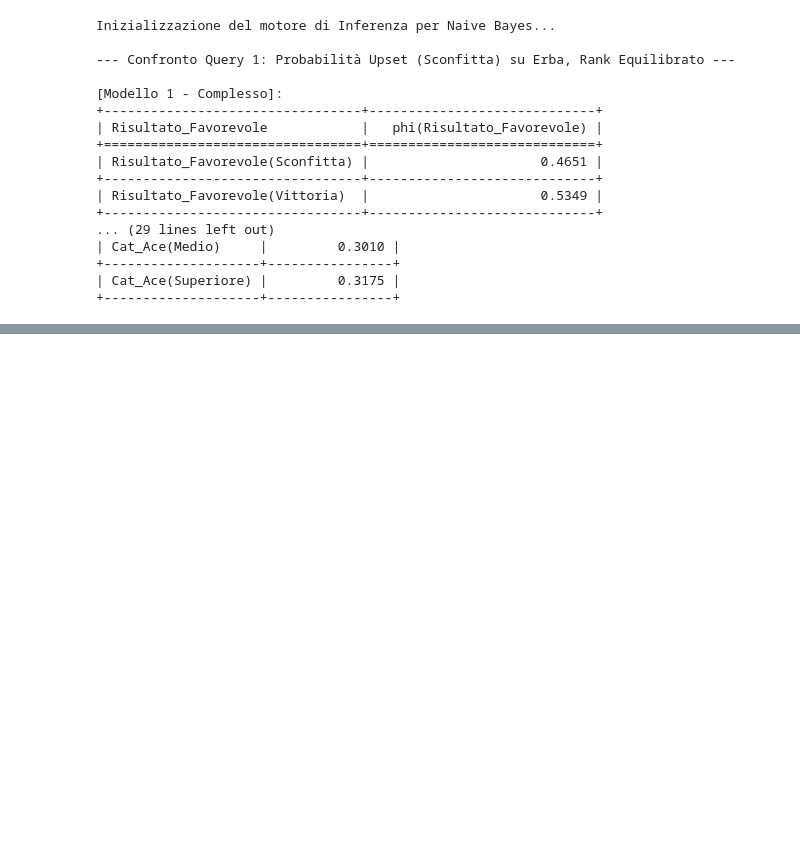
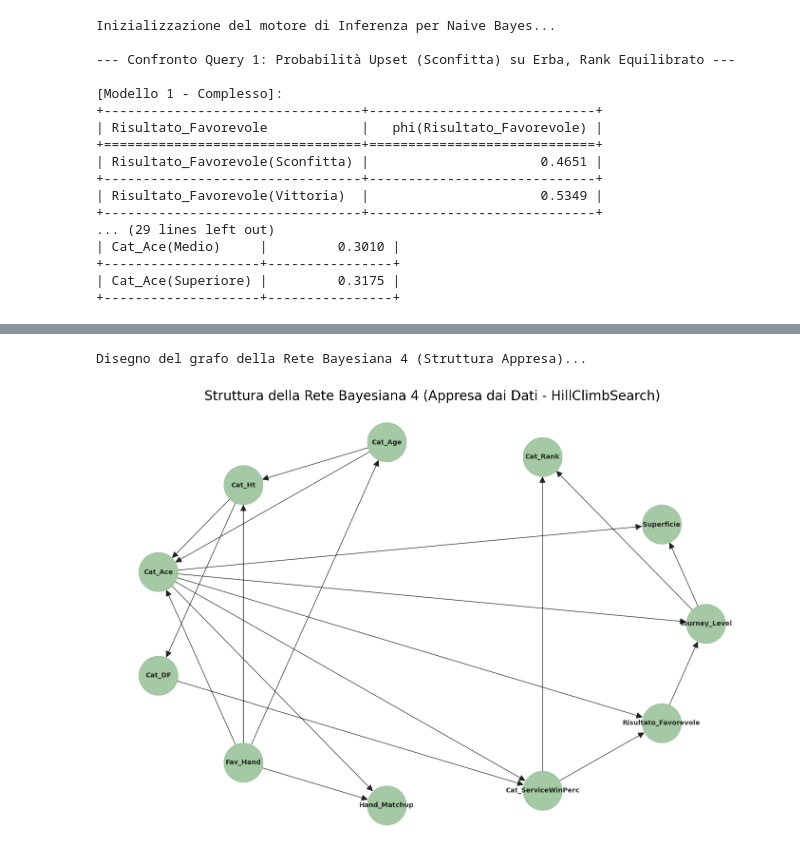
Before and after one commit to SAMA2908/Fundamentals_Of_AI_MOD3, a Jupyter notebook: Progetto/file/bayesian_models.ipynb, the cells around one changed output, grey strips where cells are left out. Cells and saved outputs as stored; diff of their text form; code cells hidden in the pictures; blank space fills up the shorter version.

```diff
--- a/Progetto/file/bayesian_models.ipynb
+++ b/Progetto/file/bayesian_models.ipynb
@@ -352,0 +475,13 @@ Inizializzazione del motore di Inferenza per Naive Bayes...
+# %%
+# FASE 4.2 (Alternativa): Apprendimento (Fitting) del Modello 4
+print("Inizio apprendimento (Fitting) delle CPD per il Modello 4 (Appreso)...")
+
+model_atp_learned.fit(data=df_pgm, estimator=MaximumLikelihoodEstimator)
+
+print("Apprendimento Modello 4 completato.")
+
+print("Verifica del Modello 4...")
+if model_atp_learned.check_model():
+    print("Modello 4 creato e verificato con successo.")
+else:
+    print("ATTENZIONE: Il Modello 4 ha fallito il check_model().")
@@ -352,0 +495,26 @@ Inizializzazione del motore di Inferenza per Naive Bayes...
+# %%
+# FASE 4.3 (Alternativa): Visualizzazione del Grafo 4
+print("Disegno del grafo della Rete Bayesiana 4 (Struttura Appresa)...")
+
+plt.figure(figsize=(18, 12))
+
+pos_learned = nx.circular_layout(model_atp_learned)
+
+nx.draw_networkx(
+    model_atp_learned,
+    pos=pos_learned,
+    with_labels=True,
+    node_size=3500,
+    node_color='darkseagreen',  # Un altro colore
+    font_size=10,
+    font_weight='bold',
+    arrowsize=20,
+    alpha=0.8
+)
+
+plt.title('Struttura della Rete Bayesiana 4 (Appresa dai Dati - HillClimbSearch)', fontsize=20)
+plt.axis('off')
+plt.show()
+# %% [output]
+Disegno del grafo della Rete Bayesiana 4 (Struttura Appresa)...
+[figure, added]
```
Also changed, not shown: parts of 5 cells of this notebook.
